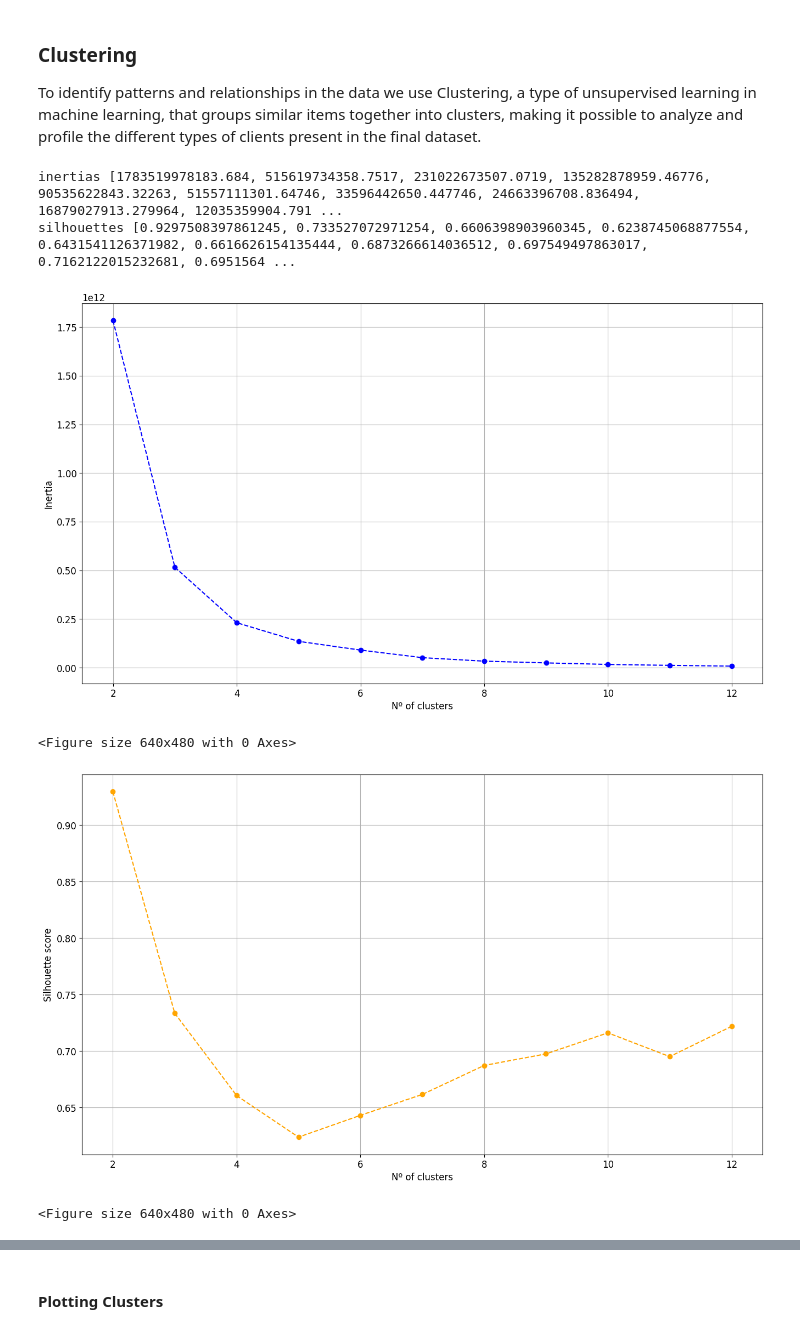
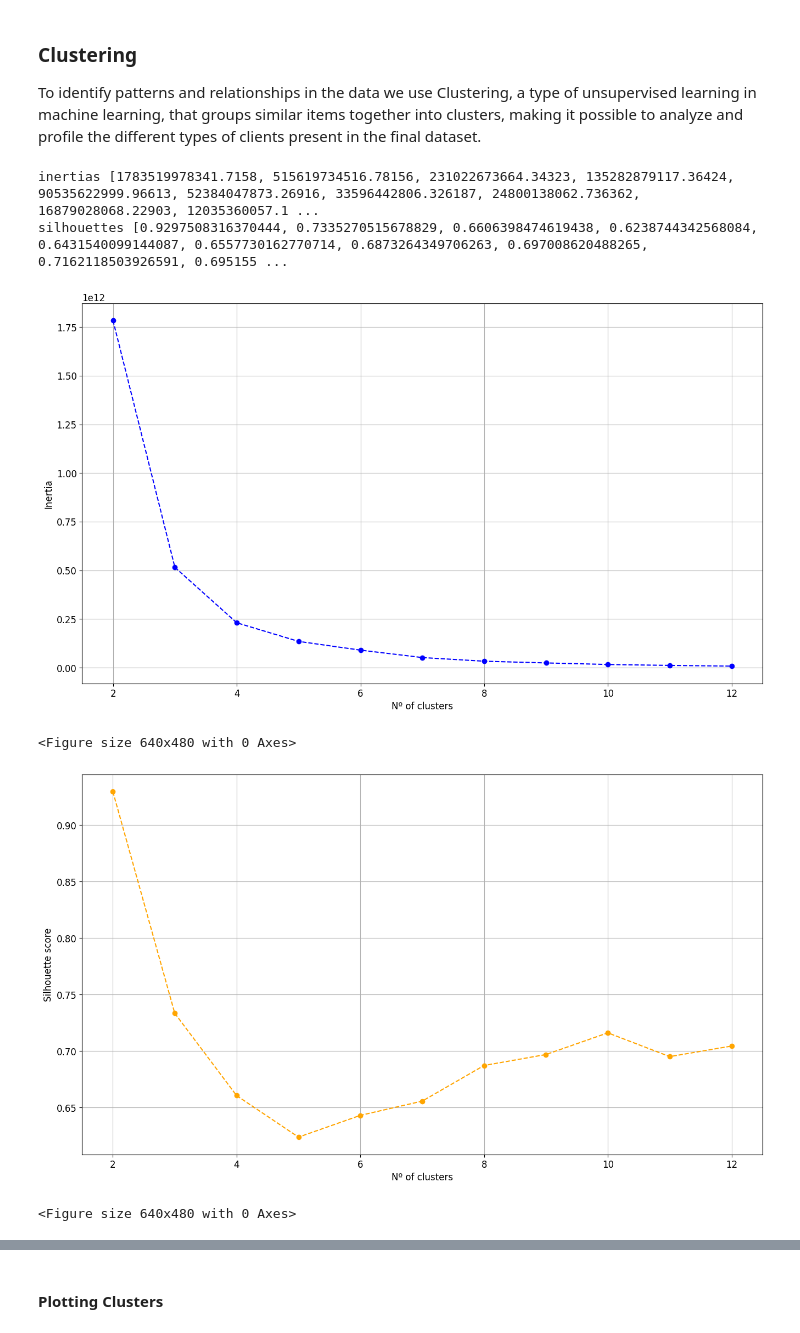
Before and after one commit to SergioEstevao11/FEUP-AC, a Jupyter notebook: src/bank_mining.ipynb, the cells around one changed output, grey strips where cells are left out. Drawn from its saved outputs; the diff is of its cells as text; code cells hidden in the pictures.

Commit message:
feat: cluster results

```diff
--- a/src/bank_mining.ipynb
+++ b/src/bank_mining.ipynb
@@ -678,7 +678,7 @@ To identify patterns and relationships in the data we use Clustering, a type of
 # %%
 #K-means
 
-cluster_data = cluster_data.filter(['sex', 'population', 'urbanization', 'avg_salary', 'unemployment96', 'entrepreneurs/1000', 'crimerate96', 'crimegrowth', 'unempgrowth', 'age_when_loan'])
+cluster_data = cluster_data.filter(['sex', 'population', 'urbanization', 'avg_salary', 'unemployment96', 'entrepreneurs/1000', 'crimerate96', 'crimegrowth', 'unempgrowth', 'age_when_loan', "status"])
 
 inertias = []
 silhouettes = []
@@ -702,36 +702,36 @@ colors_list = list(colors.cnames.keys())
 
 # Create a scatter plot of the points, colored by their cluster labels
 # plt.scatter(loans[:,0], loans[:,1], c=[colors_list[label] for label in labels])
 
 # Plot the cluster centerseyy
 # plt.scatter(kmeans.cluster_centers_[:,0], kmeans.cluster_centers_[:,1], marker='x')
 # plt.show()
 print("inertias", inertias)
 print("silhouettes", silhouettes)
 
 fig, ax = plt.subplots(figsize =(16, 9))
 
 plt.plot(range(2, 13), inertias, '--bo', label='line with marker')
 plt.grid()
 plt.ylabel("Inertia")
 plt.xlabel("Nº of clusters")
 plt.show()
 plt.savefig('plots/k-means_inertia.png', transparent=True)
 
 fig, ax = plt.subplots(figsize =(16, 9))
 
 plt.plot(range(2, 13), silhouettes, '--o', color="orange", label='line with marker')
 plt.grid()
 plt.ylabel("Silhouette score")
 plt.xlabel("Nº of clusters")
 plt.show()
 plt.savefig('plots/k-means_silhouette.png', transparent=True)
 # %% [output]
-inertias [1783519978183.684, 515619734358.7517, 231022673507.0719, 135282878959.46776, 90535622843.32263, 51557111301.64746, 33596442650.447746, 24663396708.836494, 16879027913.279964, 12035359904.791 ...
-silhouettes [0.9297508397861245, 0.733527072971254, 0.6606398903960345, 0.6238745068877554, 0.6431541126371982, 0.6616626154135444, 0.6873266614036512, 0.697549497863017, 0.7162122015232681, 0.6951564 ...
+inertias [1783519978341.7158, 515619734516.78156, 231022673664.34323, 135282879117.36424, 90535622999.96613, 52384047873.26916, 33596442806.326187, 24800138062.736362, 16879028068.22903, 12035360057.1 ...
+silhouettes [0.9297508316370444, 0.7335270515678829, 0.6606398474619438, 0.6238744342568084, 0.6431540099144087, 0.6557730162770714, 0.6873264349706263, 0.697008620488265, 0.7162118503926591, 0.695155 ...
 [figure]
 <Figure size 640x480 with 0 Axes>
-[figure, old version]
+[figure, new version]
 <Figure size 640x480 with 0 Axes>
 # %%
 #AgglomerativeClustering
```
Also changed, not shown: parts of 8 cells of this notebook.
